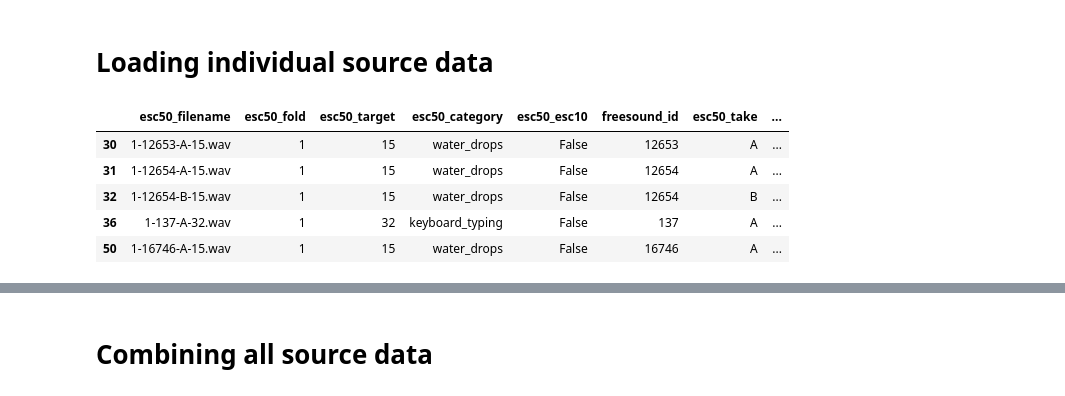
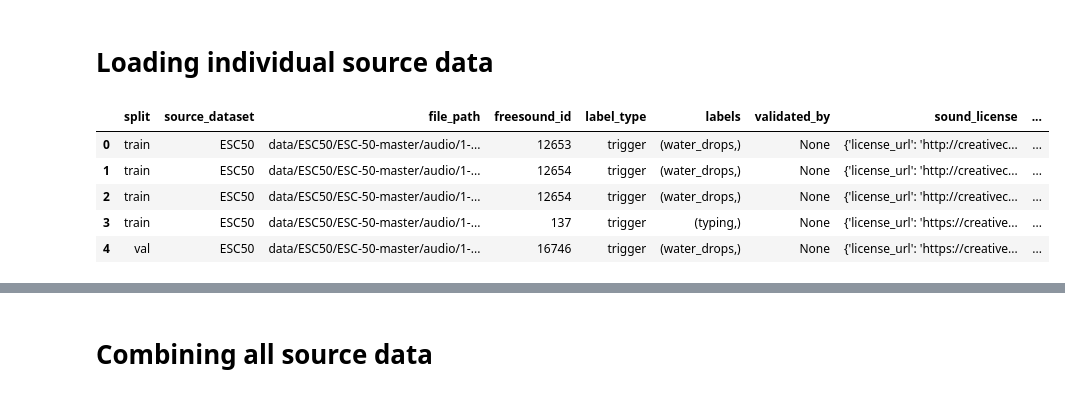
Before and after one commit to LukasFT/misophonia-dataset, a Jupyter notebook: notebooks/exploratory/source_data_explore.ipynb, the cells around one changed output, grey strips where cells are left out. Cells and saved outputs as stored; diff of their text form; code cells hidden in the pictures.

Commit message:
Make notebook work again using models_to_df(

```diff
--- a/notebooks/exploratory/source_data_explore.ipynb
+++ b/notebooks/exploratory/source_data_explore.ipynb
@@ -13,16 +14,16 @@ from misophonia_dataset.source_data.foams import FoamsDataset
 # %%
 esc50 = Esc50Dataset()
 esc50.download_data()
-esc50_meta = esc50.get_metadata()
+esc50_meta = models_to_df(esc50.get_metadata())
 
 esc50_meta.head()
 # %% [output]
-|  | esc50_filename | esc50_fold | esc50_target | esc50_category | esc50_esc10 | freesound_id | esc50_take | ... |
-| 30 | 1-12653-A-15.wav | 1 | 15 | water_drops | False | 12653 | A | ... |
-| 31 | 1-12654-A-15.wav | 1 | 15 | water_drops | False | 12654 | A | ... |
-| 32 | 1-12654-B-15.wav | 1 | 15 | water_drops | False | 12654 | B | ... |
-| 36 | 1-137-A-32.wav | 1 | 32 | keyboard_typing | False | 137 | A | ... |
-| 50 | 1-16746-A-15.wav | 1 | 15 | water_drops | False | 16746 | A | ... |
+|  | split | source_dataset | file_path | freesound_id | label_type | labels | validated_by | sound_license | ... |
+| 0 | train | ESC50 | data/ESC50/ESC-50-master/audio/1-... | 12653 | trigger | (water_drops,) | None | {'license_url': 'http://creativec... | ... |
+| 1 | train | ESC50 | data/ESC50/ESC-50-master/audio/1-... | 12654 | trigger | (water_drops,) | None | {'license_url': 'http://creativec... | ... |
+| 2 | train | ESC50 | data/ESC50/ESC-50-master/audio/1-... | 12654 | trigger | (water_drops,) | None | {'license_url': 'http://creativec... | ... |
+| 3 | train | ESC50 | data/ESC50/ESC-50-master/audio/1-... | 137 | trigger | (typing,) | None | {'license_url': 'https://creative... | ... |
+| 4 | val | ESC50 | data/ESC50/ESC-50-master/audio/1-... | 16746 | trigger | (water_drops,) | None | {'license_url': 'https://creative... | ... |
 # %%
 fsd50k = Fsd50kDataset()
 fsd50k.download_data()
```
Also changed, not shown: parts of 6 cells of this notebook.
